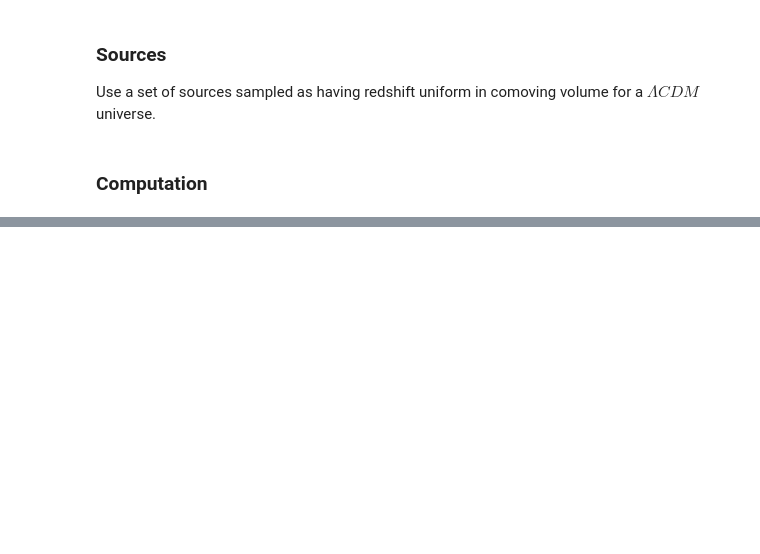
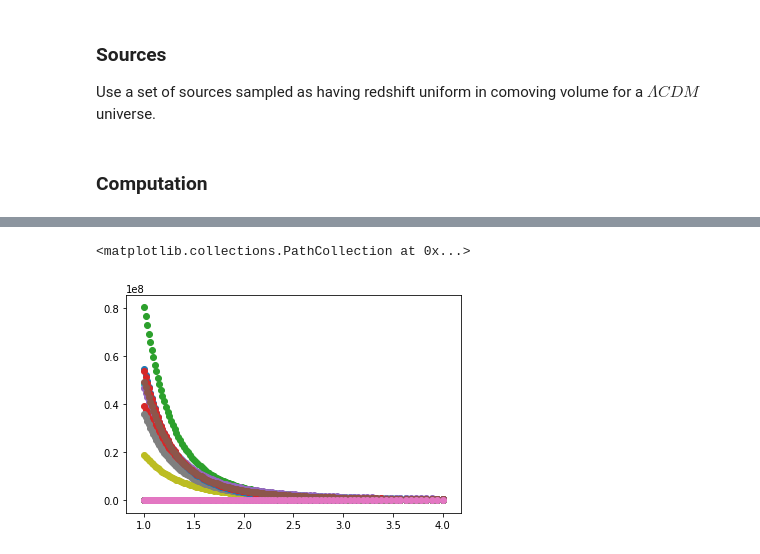
Before and after one commit to specktakel/hierarchical_nu, a Jupyter notebook: dev/statistical_model/4_tracks_and_cascades/precomputation.ipynb, the cells around one changed output, grey strips where cells are left out. Saved outputs shown, nothing was run; the diff lists cells and outputs as text; code cells hidden in the pictures; blank space fills up the shorter version.

Commit message:
Rewrite simulation for tracks and cascades

```diff
--- a/dev/statistical_model/4_tracks_and_cascades/precomputation.ipynb
+++ b/dev/statistical_model/4_tracks_and_cascades/precomputation.ipynb
@@ -29,7 +29,8 @@ Use the module provided by Martin & Hans to produce a spline with scipy (same co
 # %%
-from aeff_calculator.aeff_calculator import effective_area
+from aeff_calculator.aeff_calculator import effective_area_tracks, effective_area_cascades
 
-aeff = effective_area("nue_CC")
+aeff_tracks = effective_area_tracks()
+aeff_cascades = effective_area_cascades("nue_CC")
 # %% [output]
 ... creating effective area spline for interaction nue_CC , done!
 # %% [markdown]
@@ -39,8 +40,8 @@ Use a set of sources sampled as having redshift uniform in comoving volume for a
 # %%
 with h5py.File('../data/test_SFR_pop.h5', 'r') as f:
     Ns = f['output/Ns'].value
-    redshift = f['output/redshift'].value
-    position = f['output/position'].value
+    redshift = f['output/redshift'][()]
+    position = f['output/position'][()]
 
 # Select sources within redshift zth to mimic catalogue
 zth = 1
@@ -59,8 +62,8 @@ from exposure_integral import ExposureIntegral
 # %%
 # Define minimum energy
-Emin = 5.0E3 # GeV
+Emin = 6.0E4 # GeV
 
 exposure_integral = ExposureIntegral(source_redshift, position, bg_redshift,
-                                     aeff, Emin,
-                                     filename='data/precomputed_integral_5e3.h5',
+                                     aeff_cascades, Emin,
+                                    filename='data/precomputed_integral_cascades_6e4.h5',
                                      n_points=100)
@@ -78,0 +78,8 @@ ax.scatter(exposure_integral.alpha_grid, exposure_integral.integral_grid[-1],
+# %%
+# Define minimum energy
+Emin = 1.0E5 # GeV
+
+exposure_integral = ExposureIntegral(source_redshift, position, bg_redshift,
+                                     aeff_tracks, Emin,
+                                    filename='data/precomputed_integral_tracks_1e5.h5',
+                                     n_points=100)
@@ -78,0 +103,9 @@ ax.scatter(exposure_integral.alpha_grid, exposure_integral.integral_grid[-1],
+# %%
+fig, ax = plt.subplots()
+for I_k in exposure_integral.integral_grid[:-1]:
+    ax.scatter(exposure_integral.alpha_grid, I_k)
+ax.scatter(exposure_integral.alpha_grid, exposure_integral.integral_grid[-1],
+           color='k')
+# %% [output]
+<matplotlib.collections.PathCollection at 0x...>
+[figure, added]
```
Also changed, not shown: parts of 6 cells of this notebook, 4 other files.
